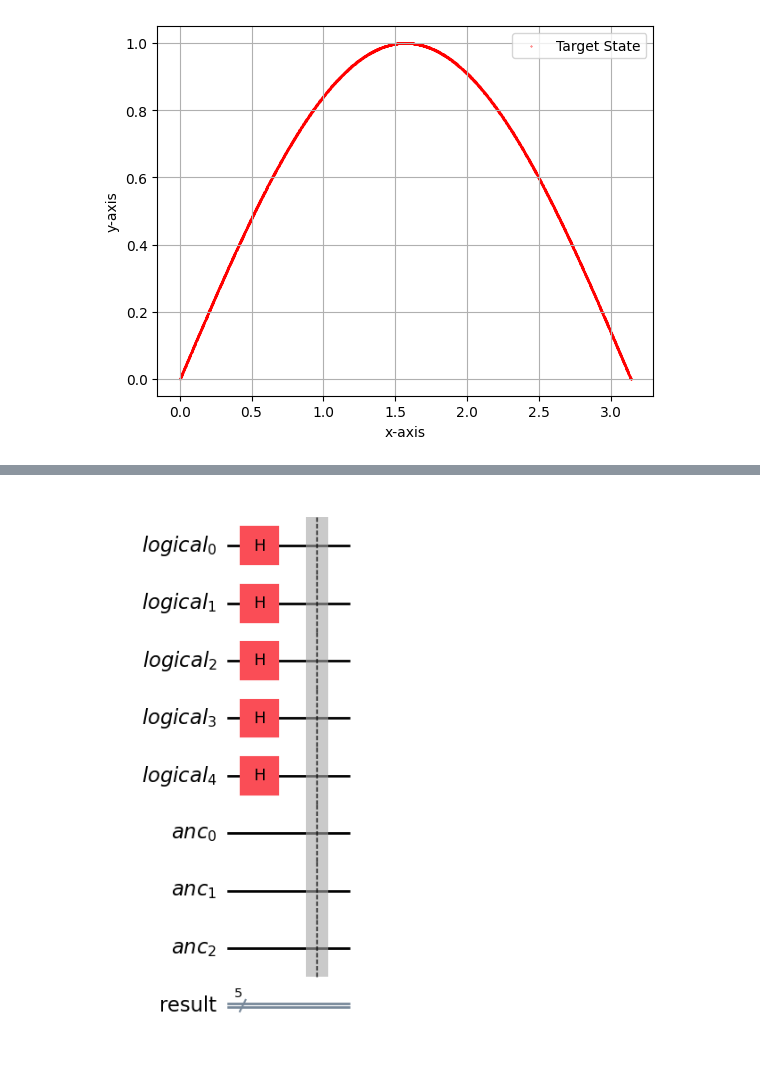
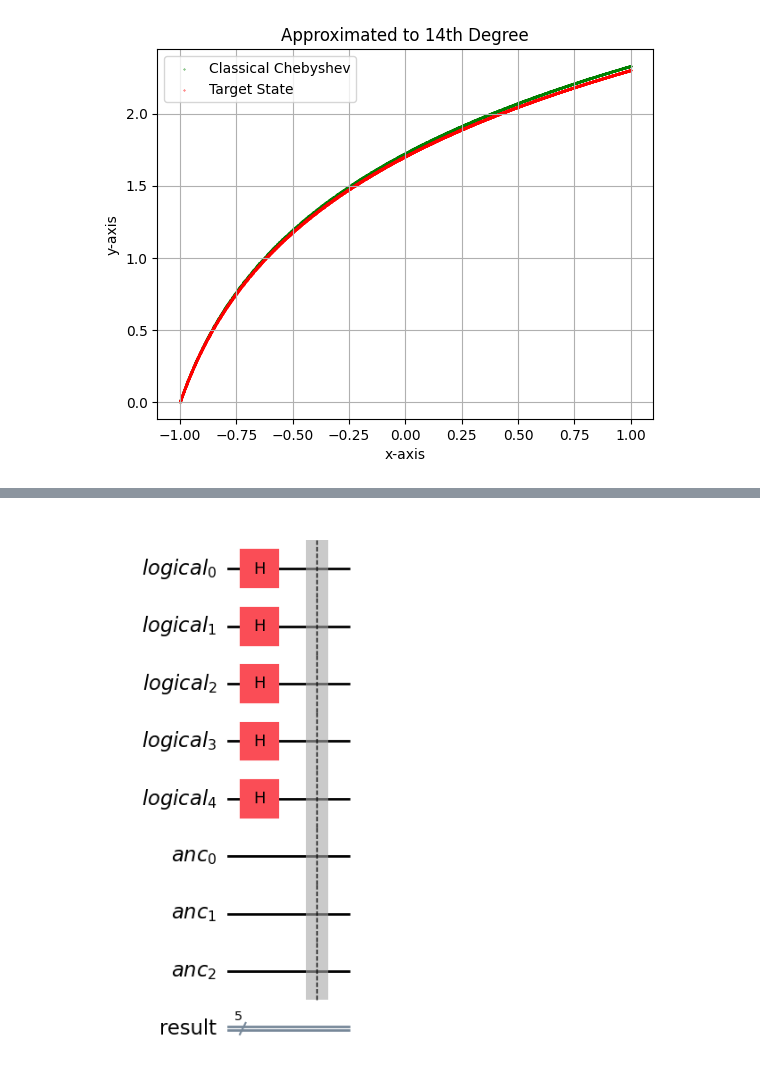
Before and after one commit to Adithya2685-git/Quantum-General-Integration-Algorithm, a Jupyter notebook: MCI.ipynb, the cells around one changed output, grey strips where cells are left out. Cells and saved outputs as stored; diff of their text form; code cells hidden in the pictures.

Commit message:
Chebyshev

```diff
--- a/MCI.ipynb
+++ b/MCI.ipynb
@@ -72,14 +124 @@ def getTaylorPolynomial(function,d,lower_limit,upper_limit):
-# %%
-# Discretize func_expr
-def discretize(func,lower_limit, upper_limit,N):
-    upper_limit= float(upper_limit)
-    lower_limit= float(lower_limit)
-
-    f_callable= sympy.lambdify(x, func, 'numpy')
-
-    # N random X points such that there are N random F(x). Sigma F(x) deltaX is integral (RIEMANN SUM)
-    x_array = np.random.uniform(lower_limit,upper_limit,N)
-    y_array= f_callable(x_array)
-
-    return y_array,x_array
 # %%
@@ -125,0 +151,19 @@ Classical Integration Answer:
+# %%
+g_numerical = sympy.lambdify(sympy.symbols('y',real=True),
+                              chebyshev_Polynomial, 'numpy')
+
+y_classical, x_array_classical=discretize(g_numerical,-1,1,N)
+
+# Scale y with y_classical*2
+y_classical= (y_classical*(M/4))/4
+answer= IntegrateClassical(y_classical,-1,1,N)
+
+
+print("Y Array:")
+print(y_classical)
+
+
+print("\nClassical Integration Answer:")
+# Un-Scale
+answer*=M
+print(answer)
@@ -126,10 +186,21 @@ Classical Integration Answer:
 # %%
+# Create a numerical version of the original function f(x).
+f_numerical = sympy.lambdify(x, func, 'numpy')
+jac_scaling = (upper_limit - lower_limit) / 2.0
+offset = (upper_limit + lower_limit) / 2.0
+f_ideal_callable = lambda y: f_numerical(jac_scaling * y + offset)
+
+y,x_array= discretize(f_ideal_callable,-1,1,2**14)
+
 plt.xlabel("x-axis")
 plt.ylabel("y-axis")
+plt.title(f"Approximated to {d}th Degree")
+plt.scatter(x_array_classical,y_classical,
+             color='green', label='Classical Chebyshev',s=0.1)
 plt.scatter(x_array,y,
-             color='red', label='Target State',s=0.1)
+            color='red',label='Target State', s=0.1)
 plt.grid(True)
 plt.legend()
 plt.show()
 # %% [output]
-[figure, old version]
+[figure, new version]
```
Also changed, not shown: parts of 13 cells of this notebook.
